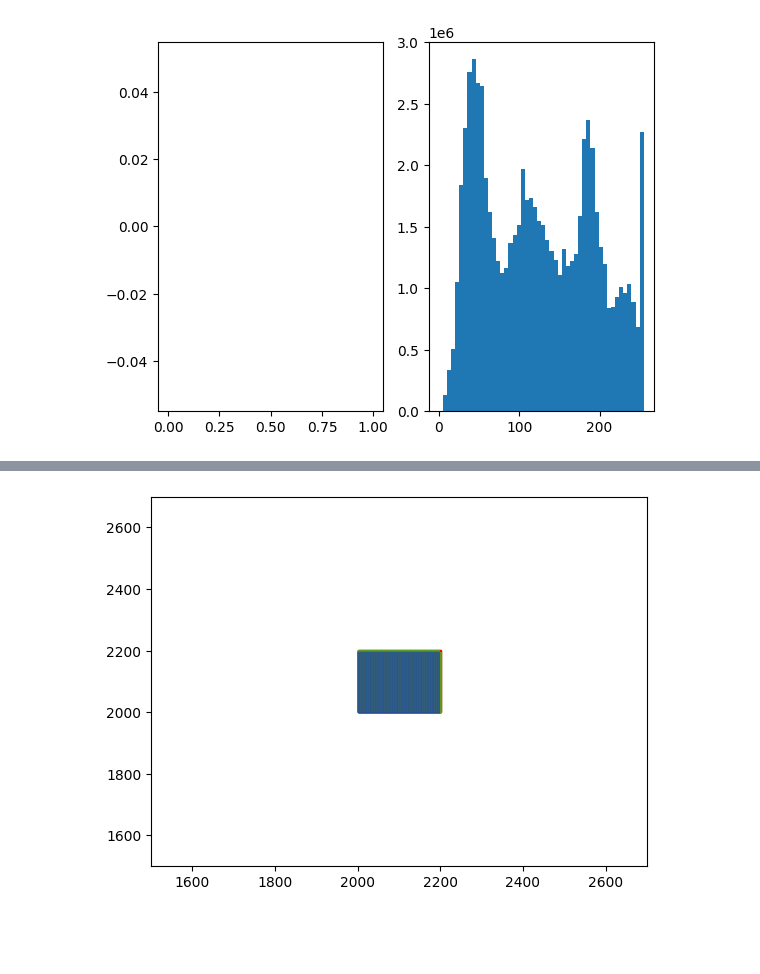
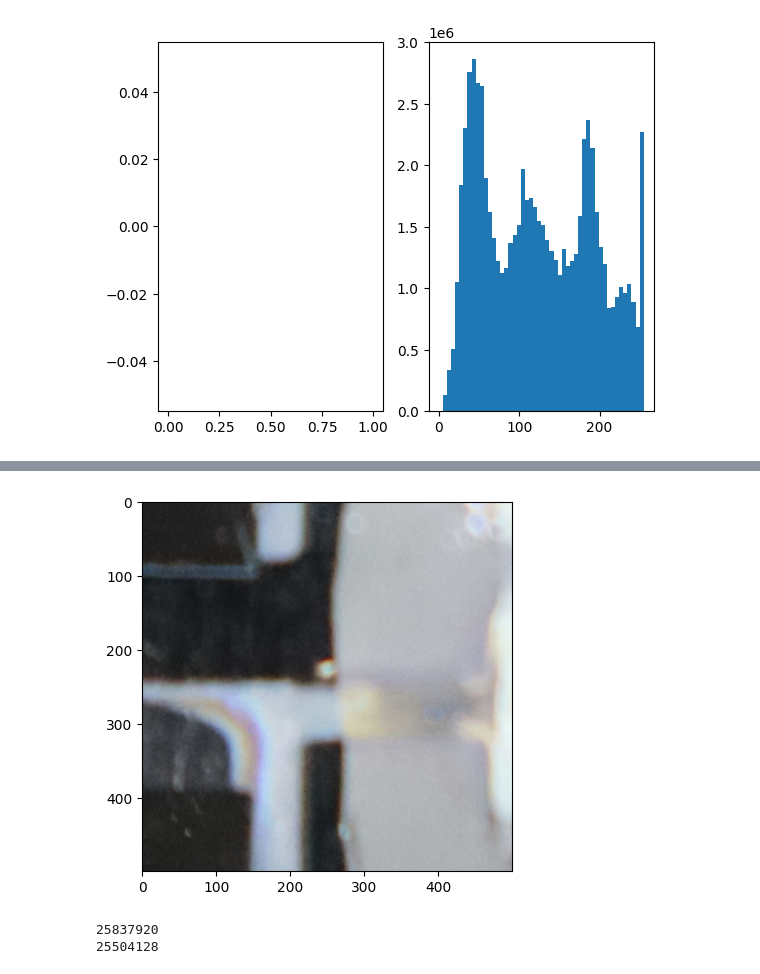
Before and after one commit to 42IceLollies/summer_research_26, a Jupyter notebook: extract_Crx.ipynb, the cells around one changed output, grey strips where cells are left out. Drawn from its saved outputs; the diff is of its cells as text; code cells hidden in the pictures; blank space fills up the shorter version.

```diff
--- a/extract_Crx.ipynb
+++ b/extract_Crx.ipynb
@@ -138,8 +154,21 @@ plt.show()
 # %%
 import matplotlib.patches as mpatches
 
+num = np.pow(2, 32)
 
-def make_pix(color, x, y, size, brightness):
+def red_pix(x, y, size, brightness):
+    color = [brightness/num, 0,0]
+    # print(brightness/num)
+    return mpatches.Rectangle((x,y), size, size, color = color)
+
+def blue_pix(x, y, size, brightness):
+    color = [0,0,brightness/num]
+    # print(brightness/num)
+    return mpatches.Rectangle((x,y), size, size, color = color)
+
+def green_pix(x, y, size, brightness):
+    color = [0, brightness/num, 0]
+    # print(brightness/num)
     return mpatches.Rectangle((x,y), size, size, color = color)
 
 size = 1
@@ -152,24 +181,6 @@ green_dat_two = data[planes[2].offset-base: planes[2].offset-base+planes[2].size
 blue_dat = data[planes[3].offset-base: planes[3].offset-base+planes[3].size]
 pix_width = 4
 
-fig, ax = plt.subplots()
-plt.xlim((1500,2700))
-plt.ylim((1500,2700))
+square = (0,2500)
 
-counter = 2000
-
-for i in range(2000,2200):
-    for j in range(2000,2200):
-        ax.add_patch(make_pix("blue", i*size, j*size, size, blue_dat[counter*pix_width]))
-        ax.add_patch(make_pix("limegreen", (i*size)+size,j*size, size, blue_dat[counter*pix_width]))
-        ax.add_patch(make_pix("limegreen", i*size, (j*size)+size, size, blue_dat[counter*pix_width]))
-        ax.add_patch(make_pix("red", (i*size)+size, (j*size)+size, size, red_dat[counter*pix_width]))
-        counter += 1
-
-
-
-
-
-plt.show()
+counter = 0
-# %% [output]
-[figure, removed]
@@ -175,0 +205,14 @@ plt.show()
+# %%
+from image_functions import*
+
+img = Image("EOS_R100/IMG_0004.JPG")
+img = img.crop([square[0],square[0],square[1],square[1]])
+img.show()
+# %% [output]
+[figure, added]
+# %%
+print(len(blue_dat)+len(green_dat_one) + len(green_dat_two) + len(red_dat)+planes[3].size + planes[4].size + planes[5].size)
+print(4056*6288)
+# %% [output]
+25837920
+25504128
```
Also changed, not shown: parts of 5 cells of this notebook, 2 other files.
